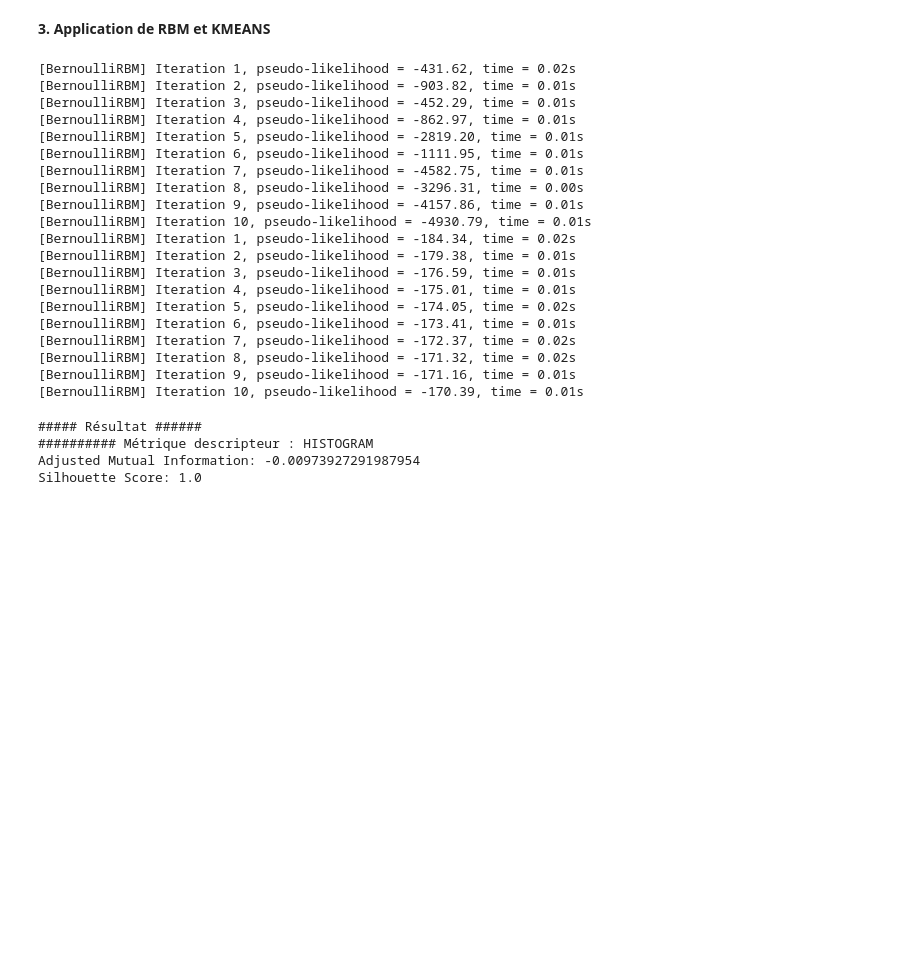
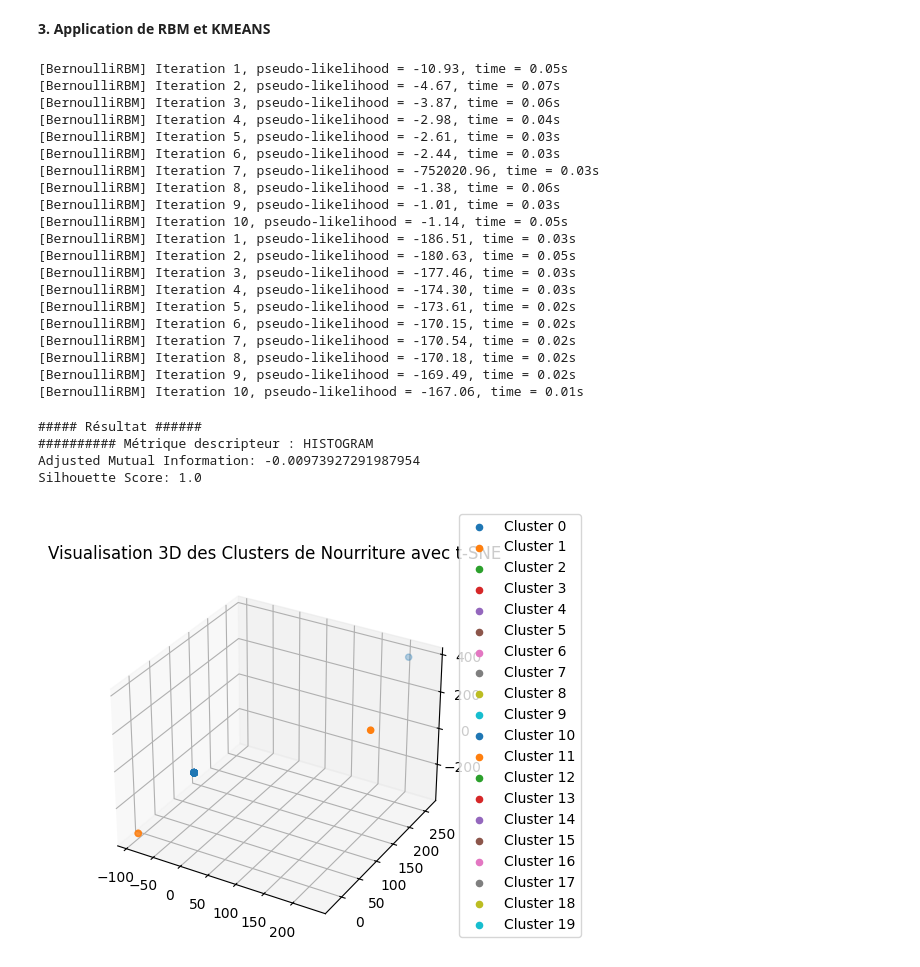
Before and after one commit to AntoineB33/projet, a Jupyter notebook: sujet_tp/sujet_tp/src/tests.ipynb, the cells around one changed output. Saved outputs shown, nothing was run; the diff lists cells and outputs as text; code cells hidden in the pictures; blank space fills up the shorter version.

```diff
--- a/sujet_tp/sujet_tp/src/tests.ipynb
+++ b/sujet_tp/sujet_tp/src/tests.ipynb
@@ -57,7 +57,7 @@ print(np.array(descriptors_sift).shape)
 # %%
 from sklearn.preprocessing import StandardScaler
 
-descriptors = descriptors_sift
+descriptors = descriptors_hist
 
 # Présumons que `images` est votre liste d'images prétraitées et aplatie en vecteurs
 
@@ -78,26 +78,26 @@ transformed_images_scaled = scaler.fit_transform(transformed_images)
 kmeans = KMeans(n_clusters=20, random_state=42)
 clusters = kmeans.fit_predict(transformed_images_scaled)
 # %% [output]
-[BernoulliRBM] Iteration 1, pseudo-likelihood = -431.62, time = 0.02s
-[BernoulliRBM] Iteration 2, pseudo-likelihood = -903.82, time = 0.01s
-[BernoulliRBM] Iteration 3, pseudo-likelihood = -452.29, time = 0.01s
-[BernoulliRBM] Iteration 4, pseudo-likelihood = -862.97, time = 0.01s
-[BernoulliRBM] Iteration 5, pseudo-likelihood = -2819.20, time = 0.01s
-[BernoulliRBM] Iteration 6, pseudo-likelihood = -1111.95, time = 0.01s
-[BernoulliRBM] Iteration 7, pseudo-likelihood = -4582.75, time = 0.01s
-[BernoulliRBM] Iteration 8, pseudo-likelihood = -3296.31, time = 0.00s
-[BernoulliRBM] Iteration 9, pseudo-likelihood = -4157.86, time = 0.01s
-[BernoulliRBM] Iteration 10, pseudo-likelihood = -4930.79, time = 0.01s
-[BernoulliRBM] Iteration 1, pseudo-likelihood = -184.34, time = 0.02s
-[BernoulliRBM] Iteration 2, pseudo-likelihood = -179.38, time = 0.01s
-[BernoulliRBM] Iteration 3, pseudo-likelihood = -176.59, time = 0.01s
-[BernoulliRBM] Iteration 4, pseudo-likelihood = -175.01, time = 0.01s
-[BernoulliRBM] Iteration 5, pseudo-likelihood = -174.05, time = 0.02s
-[BernoulliRBM] Iteration 6, pseudo-likelihood = -173.41, time = 0.01s
-[BernoulliRBM] Iteration 7, pseudo-likelihood = -172.37, time = 0.02s
-[BernoulliRBM] Iteration 8, pseudo-likelihood = -171.32, time = 0.02s
-[BernoulliRBM] Iteration 9, pseudo-likelihood = -171.16, time = 0.01s
-[BernoulliRBM] Iteration 10, pseudo-likelihood = -170.39, time = 0.01s
+[BernoulliRBM] Iteration 1, pseudo-likelihood = -10.93, time = 0.05s
+[BernoulliRBM] Iteration 2, pseudo-likelihood = -4.67, time = 0.07s
+[BernoulliRBM] Iteration 3, pseudo-likelihood = -3.87, time = 0.06s
+[BernoulliRBM] Iteration 4, pseudo-likelihood = -2.98, time = 0.04s
+[BernoulliRBM] Iteration 5, pseudo-likelihood = -2.61, time = 0.03s
+[BernoulliRBM] Iteration 6, pseudo-likelihood = -2.44, time = 0.03s
+[BernoulliRBM] Iteration 7, pseudo-likelihood = -752020.96, time = 0.03s
+[BernoulliRBM] Iteration 8, pseudo-likelihood = -1.38, time = 0.06s
+[BernoulliRBM] Iteration 9, pseudo-likelihood = -1.01, time = 0.03s
+[BernoulliRBM] Iteration 10, pseudo-likelihood = -1.14, time = 0.05s
+[BernoulliRBM] Iteration 1, pseudo-likelihood = -186.51, time = 0.03s
+[BernoulliRBM] Iteration 2, pseudo-likelihood = -180.63, time = 0.05s
+[BernoulliRBM] Iteration 3, pseudo-likelihood = -177.46, time = 0.03s
+[BernoulliRBM] Iteration 4, pseudo-likelihood = -174.30, time = 0.03s
+[BernoulliRBM] Iteration 5, pseudo-likelihood = -173.61, time = 0.02s
+[BernoulliRBM] Iteration 6, pseudo-likelihood = -170.15, time = 0.02s
+[BernoulliRBM] Iteration 7, pseudo-likelihood = -170.54, time = 0.02s
+[BernoulliRBM] Iteration 8, pseudo-likelihood = -170.18, time = 0.02s
+[BernoulliRBM] Iteration 9, pseudo-likelihood = -169.49, time = 0.02s
+[BernoulliRBM] Iteration 10, pseudo-likelihood = -167.06, time = 0.01s
 # %%
 print("\n\n##### Résultat ######")
 metric_hist = show_metric(labels_true, clusters, transformed_images_scaled, bool_show=True, name_descriptor="HISTOGRAM", bool_return=True)
@@ -106,3 +106,27 @@ metric_hist = show_metric(labels_true, clusters, transformed_images_scaled, bool
 ########## Métrique descripteur : HISTOGRAM
 Adjusted Mutual Information: -0.00973927291987954
 Silhouette Score: 1.0
+# %%
+from sklearn.manifold import TSNE
+import matplotlib.pyplot as pylt
+
+
+# Réduction de dimensionnalité avec t-SNE
+tsne = TSNE(n_components=3, random_state=42)  # Utilisez n_components=2 pour une visualisation 2D
+tsne_results = tsne.fit_transform(transformed_images_scaled)
+
+# Visualisation 3D avec t-SNE
+fig = pylt.figure()
+# fig = pylt.figure(figsize=(10, 8), dpi=100)
+ax = fig.add_subplot(111, projection='3d')
+
+for i in range(20):
+    ax.scatter(tsne_results[clusters == i, 0], tsne_results[clusters == i, 1], tsne_results[clusters == i, 2], label=f'Cluster {i}')
+
+ax.set_title('Visualisation 3D des Clusters de Nourriture avec t-SNE')
+# pylt.legend()
+# pylt.legend(loc='upper left', bbox_to_anchor=(1,1))
+pylt.legend(loc=(1, 0))
+pylt.show()
+# %% [output]
+[figure, added]
```
Also changed, not shown: parts of 3 cells of this notebook, 1 other file.
